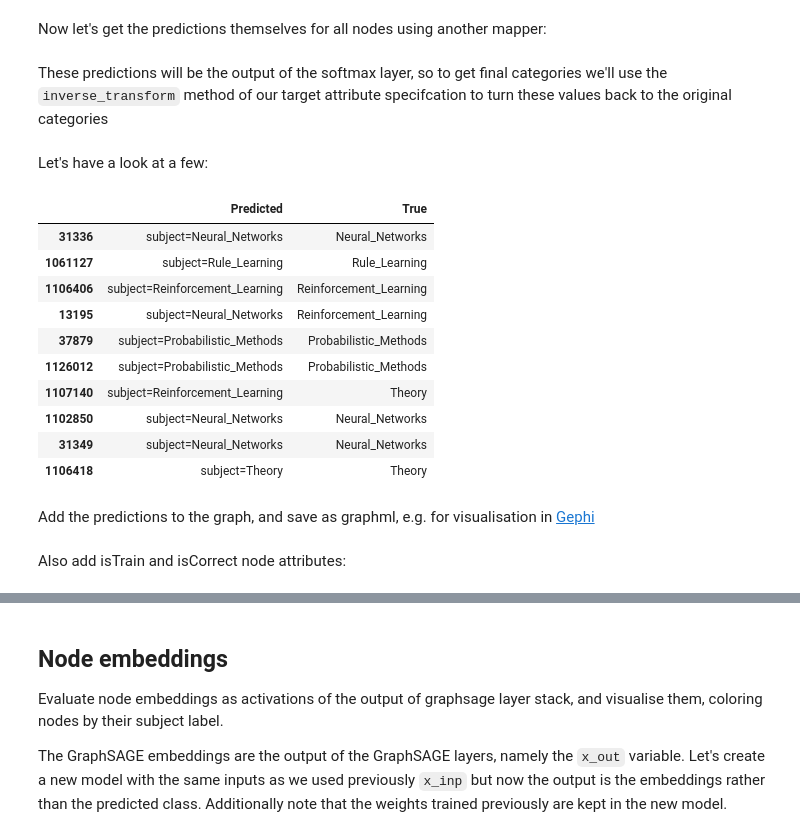
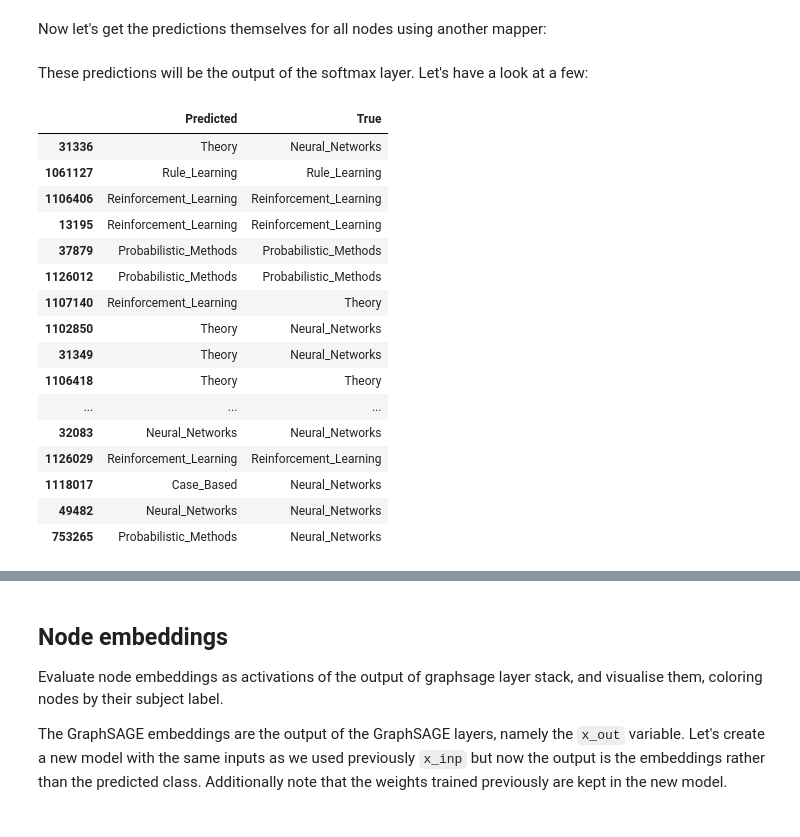
Before and after one commit to stellargraph/stellar-practical-ml-on-graphs, a Jupyter notebook: notebooks/graphsage-node-classification.ipynb, the cells around one changed output, grey strips where cells are left out. Drawn from its saved outputs; the diff is of its cells as text; code cells hidden in the pictures.

```diff
--- a/notebooks/graphsage-node-classification.ipynb
+++ b/notebooks/graphsage-node-classification.ipynb
@@ -181,7 +202,7 @@ Now let's create the actual Keras model with the graph inputs `x_inp` provided b
 # %%
 model = Model(inputs=x_inp, outputs=prediction)
 model.compile(
-    optimizer=optimizers.Adam(lr=0.005),
+    optimizer=optimizers.Adam(lr=0.01),
     loss=losses.categorical_crossentropy,
     metrics=["acc"],
 )
@@ -192,8 +211,11 @@ test_gen = generator.flow(test_data.index, test_targets)
+# %%
+val_gen = generator.flow(val_targets.index, val_targets)
+test_gen = generator.flow(test_targets.index, test_targets)
 # %%
 history = model.fit_generator(
     train_gen,
-    epochs=20,
-    validation_data=test_gen,
-    verbose=2,
+    epochs=200,
+    validation_data=val_gen,
+    verbose=0,
     shuffle=True,
 )
@@ -253,7 +252,5 @@ Test Set Metrics:
 Now let's get the predictions themselves for all nodes using another mapper:
 # %%
 all_nodes = node_data.index
-all_mapper = generator.flow(all_nodes)
-all_predictions = model.predict_generator(all_mapper)
+all_gen = generator.flow(all_nodes)
+all_predictions = model.predict_generator(all_gen).squeeze()
-# %% [markdown]
-These predictions will be the output of the softmax layer, so to get final categories we'll use the `inverse_transform` method of our target attribute specifcation to turn these values back to the original categories
@@ -262,20 +257,24 @@ node_predictions = target_encoding.inverse_transform(all_predictions)
 # %% [markdown]
-Let's have a look at a few:
+These predictions will be the output of the softmax layer. Let's have a look at a few:
 # %%
-results = pd.DataFrame(node_predictions, index=all_nodes).idxmax(axis=1)
-df = pd.DataFrame({"Predicted": results, "True": node_data['subject']})
-df.head(10)
+node_predictions = pd.DataFrame(all_predictions, index=all_nodes, columns=train_targets.columns).idxmax(axis=1)
+
+pd.DataFrame({"Predicted": node_predictions, "True":node_data['subject']}).head(20)
 # %% [output]
 |  | Predicted | True |
-| 31336 | subject=Neural_Networks | Neural_Networks |
-| 1061127 | subject=Rule_Learning | Rule_Learning |
-| 1106406 | subject=Reinforcement_Learning | Reinforcement_Learning |
-| 13195 | subject=Neural_Networks | Reinforcement_Learning |
-| 37879 | subject=Probabilistic_Methods | Probabilistic_Methods |
-| 1126012 | subject=Probabilistic_Methods | Probabilistic_Methods |
-| 1107140 | subject=Reinforcement_Learning | Theory |
-| 1102850 | subject=Neural_Networks | Neural_Networks |
-| 31349 | subject=Neural_Networks | Neural_Networks |
-| 1106418 | subject=Theory | Theory |
+| 31336 | Theory | Neural_Networks |
+| 1061127 | Rule_Learning | Rule_Learning |
+| 1106406 | Reinforcement_Learning | Reinforcement_Learning |
+| 13195 | Reinforcement_Learning | Reinforcement_Learning |
+| 37879 | Probabilistic_Methods | Probabilistic_Methods |
+| 1126012 | Probabilistic_Methods | Probabilistic_Methods |
+| 1107140 | Reinforcement_Learning | Theory |
+| 1102850 | Theory | Neural_Networks |
+| 31349 | Theory | Neural_Networks |
+| 1106418 | Theory | Theory |
+| ... | ... | ... |
+| 32083 | Neural_Networks | Neural_Networks |
+| 1126029 | Reinforcement_Learning | Reinforcement_Learning |
+| 1118017 | Case_Based | Neural_Networks |
+| 49482 | Neural_Networks | Neural_Networks |
+| 753265 | Probabilistic_Methods | Neural_Networks |
-# %% [markdown]
-Add the predictions to the graph, and save as graphml, e.g. for visualisation in [Gephi](https://gephi.org)
@@ -286,2 +280,0 @@ for nid, pred, true in zip(df.index, df["Predicted"], df["True"]):
-# %% [markdown]
-Also add isTrain and isCorrect node attributes:
```
Also changed, not shown: parts of 37 cells of this notebook.
